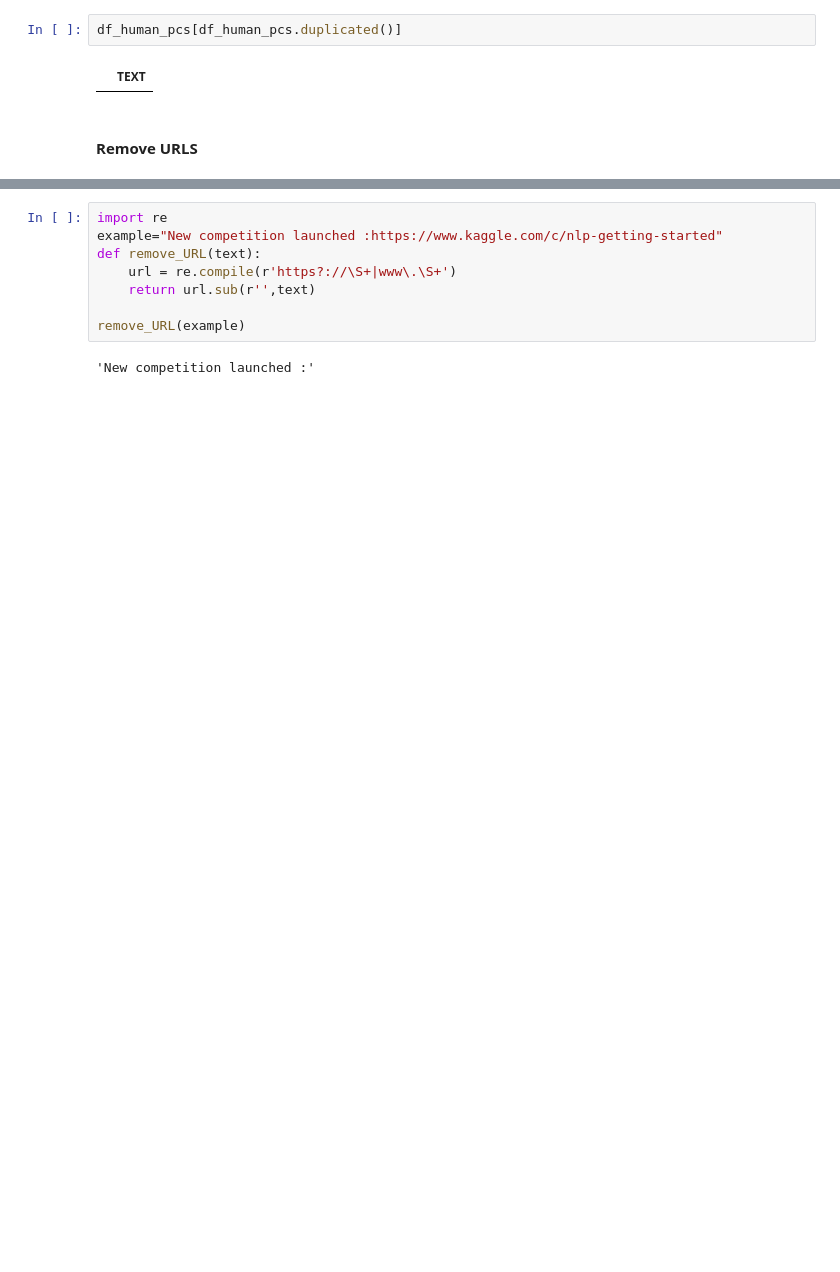
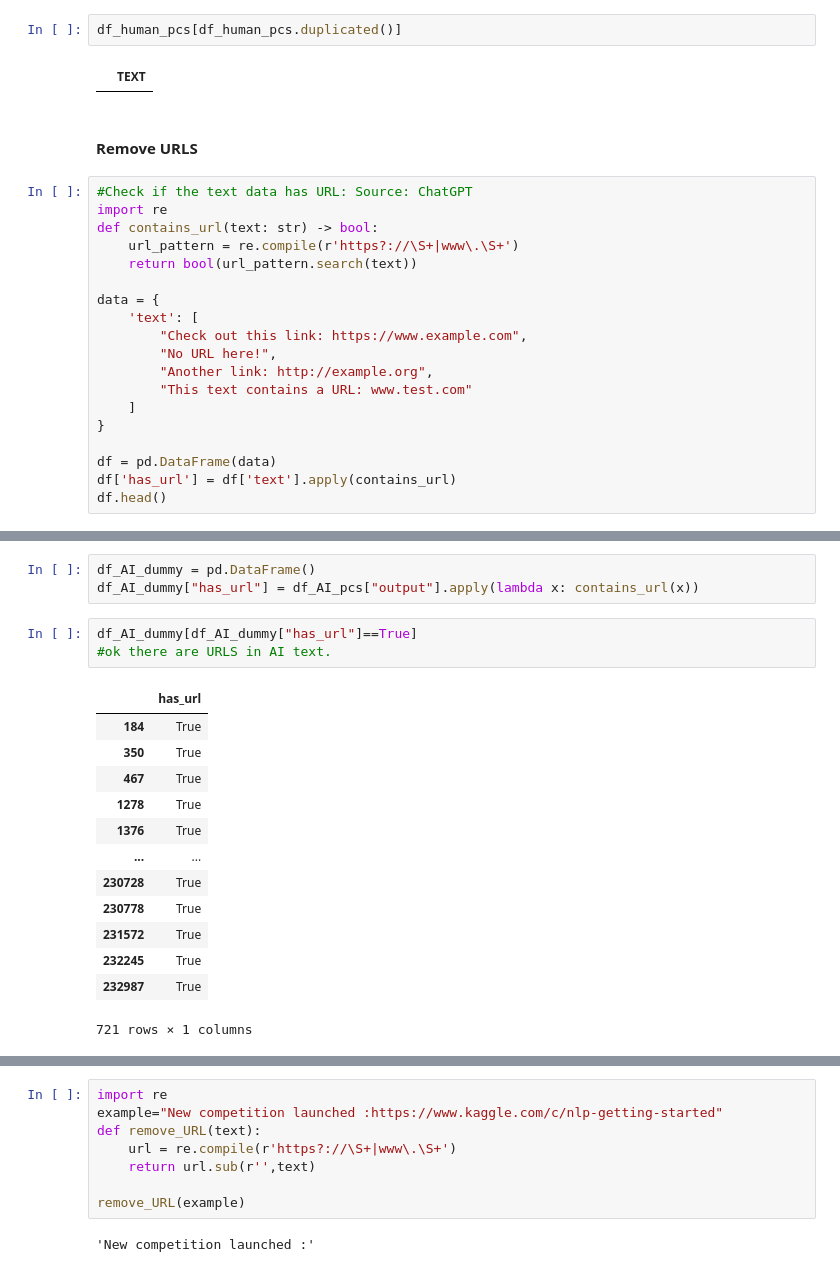
Before and after one commit to joethi/Detect_AIgen_Text, a Jupyter notebook: Scripts/end_to_end_azure_detect_AIgen_text.ipynb, the cells around one changed output, grey strips where cells are left out. Cells and saved outputs as stored; diff of their text form; blank space fills up the shorter version.

```diff
--- a/Scripts/end_to_end_azure_detect_AIgen_text.ipynb
+++ b/Scripts/end_to_end_azure_detect_AIgen_text.ipynb
@@ -177,3 +183,22 @@ df_human_pcs[df_human_pcs.duplicated()]
 |  | TEXT |
 # %% [markdown]
 #### Remove URLS
+# %%
+#Check if the text data has URL: Source: ChatGPT
+import re
+def contains_url(text: str) -> bool:
+    url_pattern = re.compile(r'https?://\S+|www\.\S+')
+    return bool(url_pattern.search(text))
+
+data = {
+    'text': [
+        "Check out this link: https://www.example.com",
+        "No URL here!",
+        "Another link: http://example.org",
+        "This text contains a URL: www.test.com"
+    ]
+}
+
+df = pd.DataFrame(data)
+df['has_url'] = df['text'].apply(contains_url)
+df.head()
@@ -179,0 +211,20 @@ df_human_pcs[df_human_pcs.duplicated()]
+# %%
+df_AI_dummy = pd.DataFrame()
+df_AI_dummy["has_url"] = df_AI_pcs["output"].apply(lambda x: contains_url(x))
+# %%
+df_AI_dummy[df_AI_dummy["has_url"]==True]
+#ok there are URLS in AI text.
+# %% [output]
+|  | has_url |
+| 184 | True |
+| 350 | True |
+| 467 | True |
+| 1278 | True |
+| 1376 | True |
+| ... | ... |
+| 230728 | True |
+| 230778 | True |
+| 231572 | True |
+| 232245 | True |
+| 232987 | True |
+721 rows × 1 columns
```
Also changed, not shown: parts of 22 cells of this notebook.
